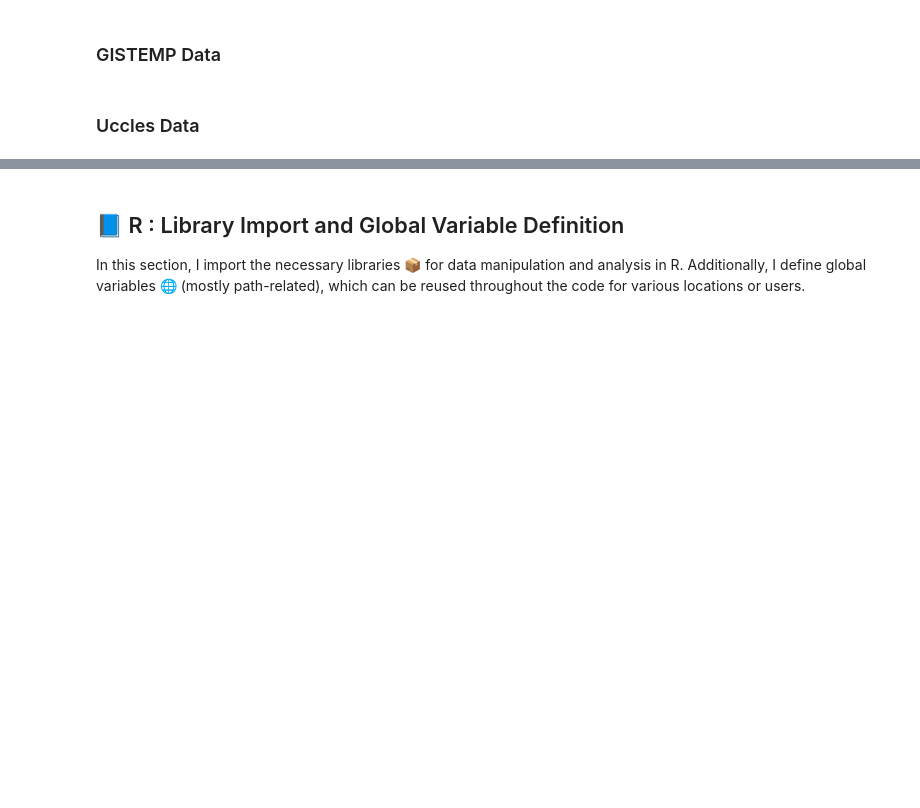
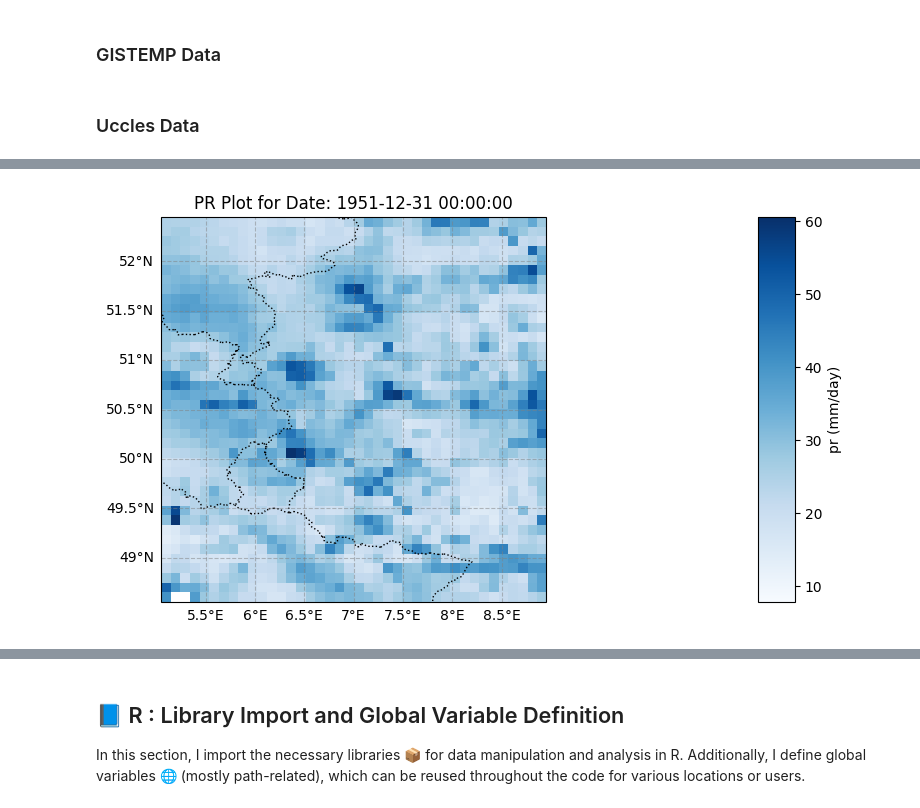
Before and after one commit to RPGSynth/EVT_Univariate, a Jupyter notebook: GEV-Exploration/main.ipynb, the cells around one changed output, grey strips where cells are left out. Drawn from its saved outputs; the diff is of its cells as text; code cells hidden in the pictures; blank space fills up the shorter version.

```diff
--- a/GEV-Exploration/main.ipynb
+++ b/GEV-Exploration/main.ipynb
@@ -482,0 +466,5 @@ array([2.07944154, 2.07944154, 2.07944154, 2.07944154, 2.07944154,
+# %%
+center_coordinates = (7.0, 50.5)  # Center around Ahr-Eifel basin (longitude, latitude)
+side_length = 15  # Side length of the square in degrees
+EOBS_summer = load_netcdf(filepath=r"c:\ThesisData\E_OBS\rr_ens_mean_0.1deg_reg_v30.0e.nc", coords=('rr', 'latitude', 'longitude'))
+EOBS_summer
@@ -482,0 +486,24 @@ array([2.07944154, 2.07944154, 2.07944154, 2.07944154, 2.07944154,
+# %%
+def block_maximum_grid(ds):
+    """
+    Calculate the maximum precipitation value per year for each pixel individually and return an xarray Dataset.
+
+    Parameters:
+    ds (xarray.Dataset): The xarray dataset containing the precipitation data ('pr').
+
+    Returns:
+    xarray.Dataset: A Dataset with yearly maximum precipitation values for each pixel.
+    """
+    # Resample the dataset to annual frequency and take the maximum value for each year over the time dimension only
+    annual_max = ds['pr'].resample(time='1Y').max(dim='time')
+    annual_max_ds = annual_max.to_dataset(name='pr')
+
+    # The result is an xarray Dataset with the maximum precipitation per year for each lat-lon pixel
+    return annual_max_ds
+
+EOBS_blockmax_grid = block_maximum_grid(EOBS_summer)
+global_min = EOBS_blockmax_grid['pr'].min()
+global_max = EOBS_blockmax_grid['pr'].quantile(0.975)
+norm = colors.Normalize(vmin=global_min, vmax=global_max)
+animate_datacube(EOBS_blockmax_grid, time_range=2,norm=norm)
+# %% [output]
@@ -482,0 +511 @@ array([2.07944154, 2.07944154, 2.07944154, 2.07944154, 2.07944154,
+[figure, added]
```
Also changed, not shown: parts of 12 cells of this notebook, 1 other file.
